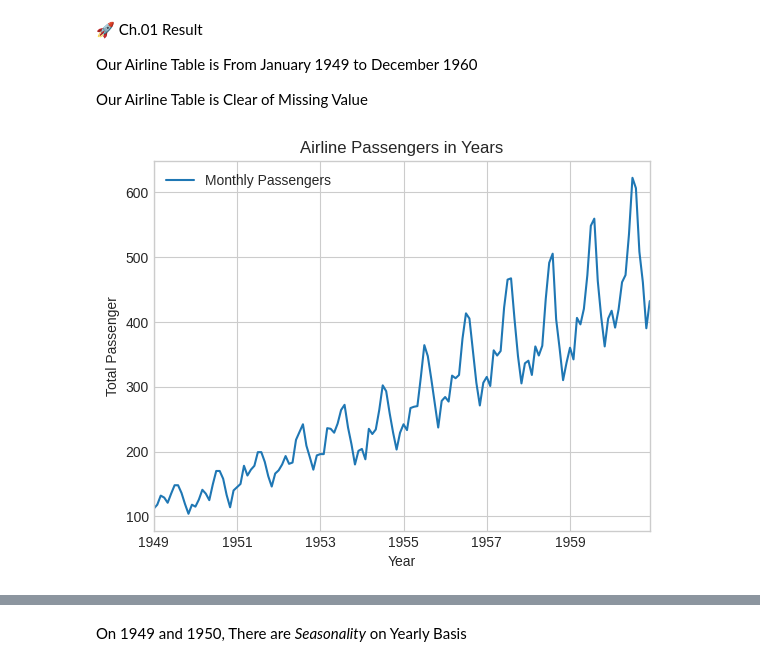
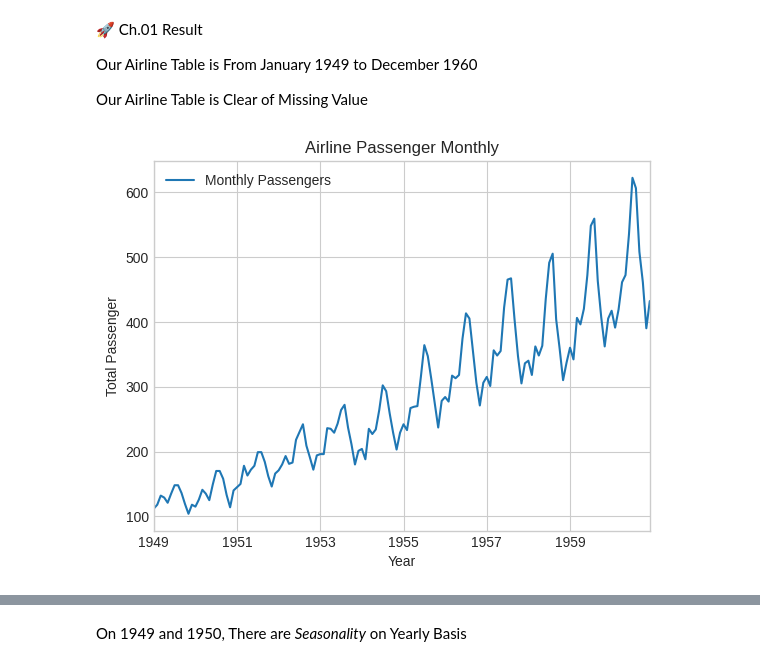
Before and after one commit to Kelniit/Jar, a Jupyter notebook: Lab 01.ipynb, the cells around one changed output, grey strips where cells are left out. Cells and saved outputs as stored; diff of their text form; code cells hidden in the pictures.

```diff
--- a/Lab 01.ipynb
+++ b/Lab 01.ipynb
@@ -61,12 +69,12 @@ Our Airline Table is From January 1949 to December 1960
 
 Our Airline Table is Clear of Missing Value
 # %%
-title = "Airline Passengers in Years"
+title = "Airline Passenger Monthly"
 
 xlabel = "Year"
 
 ylabel = "Total Passenger"
 
 airline.plot.line(title=title, xlabel=xlabel, ylabel=ylabel);
 # %% [output]
-[figure, old version]
+[figure, new version]
```
Also changed, not shown: parts of 31 cells of this notebook, 2 other files.
